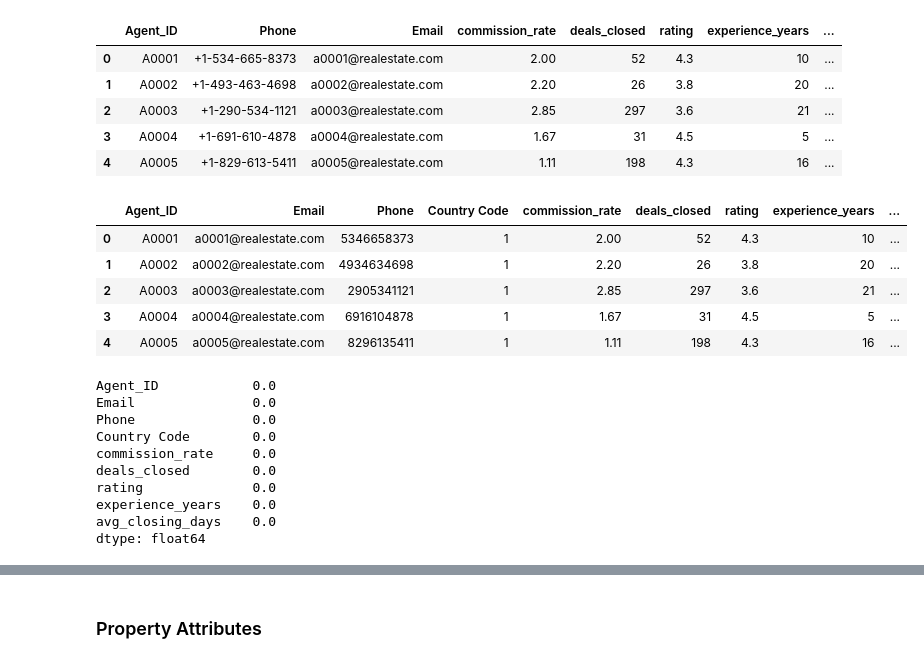
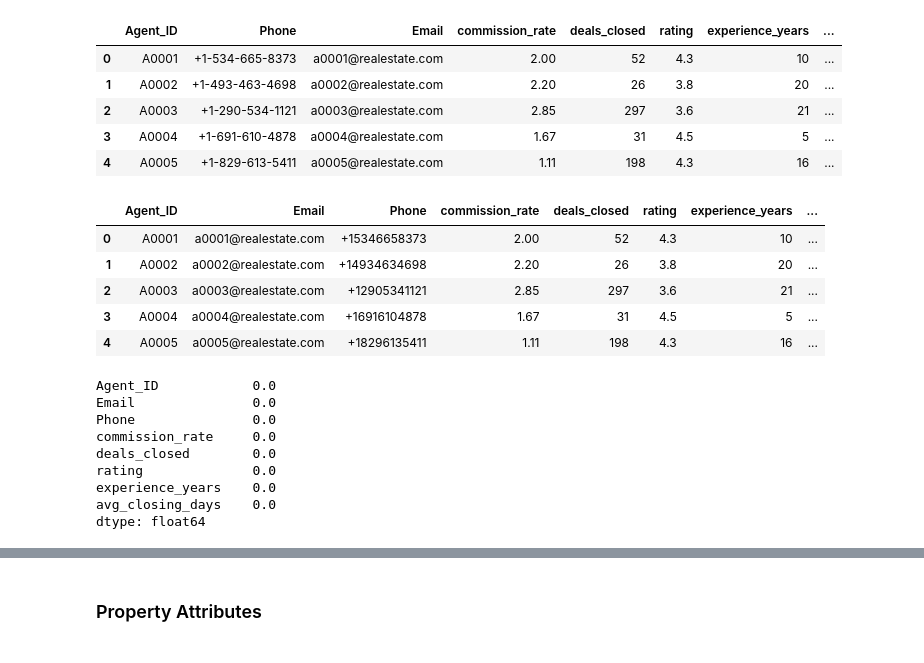
Before and after one commit to JS-Tharun/Real-Estate-Analysis, a Jupyter notebook: notebook.ipynb, the cells around one changed output, grey strips where cells are left out. Drawn from its saved outputs; the diff is of its cells as text; code cells hidden in the pictures.

```diff
--- a/notebook.ipynb
+++ b/notebook.ipynb
@@ -89,29 +90,32 @@ agents_df.head()
 # %%
 # Formatting the phone number
 from re import split
 
 def format_number(st):
   split_lst = st.split('-')
-  country_code = split_lst[0].replace('+','')
   phone_number = ''
-  for i in range(1, len(split_lst)):
-    phone_number += split_lst[i]
+  for i in split_lst:
+    phone_number += i
+  #country_code = split_lst[0].replace('+','')
+  #phone_number = ''
+  #for i in range(1, len(split_lst)):
+    #phone_number += split_lst[i]
 
-  return country_code, phone_number
+  return phone_number
 
-agents_df['Country Code'] = agents_df.Phone.apply(lambda x: format_number(x)[0]).astype(int)
-agents_df['Phone'] = agents_df.Phone.apply(lambda x: format_number(x)[1]).astype(int)
+#agents_df['Country Code'] = agents_df.Phone.apply(lambda x: format_number(x)[0]).astype(int)
+agents_df['Phone'] = agents_df.Phone.apply(lambda x: format_number(x))
 agents_df = agents_df[
-  ['Agent_ID', 'Email', 'Phone', 'Country Code', 'commission_rate', 'deals_closed', 'rating', 'experience_years', 'avg_closing_days']
+  ['Agent_ID', 'Email', 'Phone', 'commission_rate', 'deals_closed', 'rating', 'experience_years', 'avg_closing_days']
   ]
 agents_df.head()
 # %% [output]
-|  | Agent_ID | Email | Phone | Country Code | commission_rate | deals_closed | rating | experience_years | ... |
-| 0 | A0001 | a0001@realestate.com | 5346658373 | 1 | 2.00 | 52 | 4.3 | 10 | ... |
-| 1 | A0002 | a0002@realestate.com | 4934634698 | 1 | 2.20 | 26 | 3.8 | 20 | ... |
-| 2 | A0003 | a0003@realestate.com | 2905341121 | 1 | 2.85 | 297 | 3.6 | 21 | ... |
-| 3 | A0004 | a0004@realestate.com | 6916104878 | 1 | 1.67 | 31 | 4.5 | 5 | ... |
-| 4 | A0005 | a0005@realestate.com | 8296135411 | 1 | 1.11 | 198 | 4.3 | 16 | ... |
+|  | Agent_ID | Email | Phone | commission_rate | deals_closed | rating | experience_years | ... |
+| 0 | A0001 | a0001@realestate.com | +15346658373 | 2.00 | 52 | 4.3 | 10 | ... |
+| 1 | A0002 | a0002@realestate.com | +14934634698 | 2.20 | 26 | 3.8 | 20 | ... |
+| 2 | A0003 | a0003@realestate.com | +12905341121 | 2.85 | 297 | 3.6 | 21 | ... |
+| 3 | A0004 | a0004@realestate.com | +16916104878 | 1.67 | 31 | 4.5 | 5 | ... |
+| 4 | A0005 | a0005@realestate.com | +18296135411 | 1.11 | 198 | 4.3 | 16 | ... |
 # %%
 # Missing values
 per_miss_val(agents_df)
@@ -119,7 +123,6 @@ per_miss_val(agents_df)
 Agent_ID            0.0
 Email               0.0
 Phone               0.0
-Country Code        0.0
 commission_rate     0.0
 deals_closed        0.0
 rating              0.0
```
Also changed, not shown: parts of 21 cells of this notebook, 1 other file.
